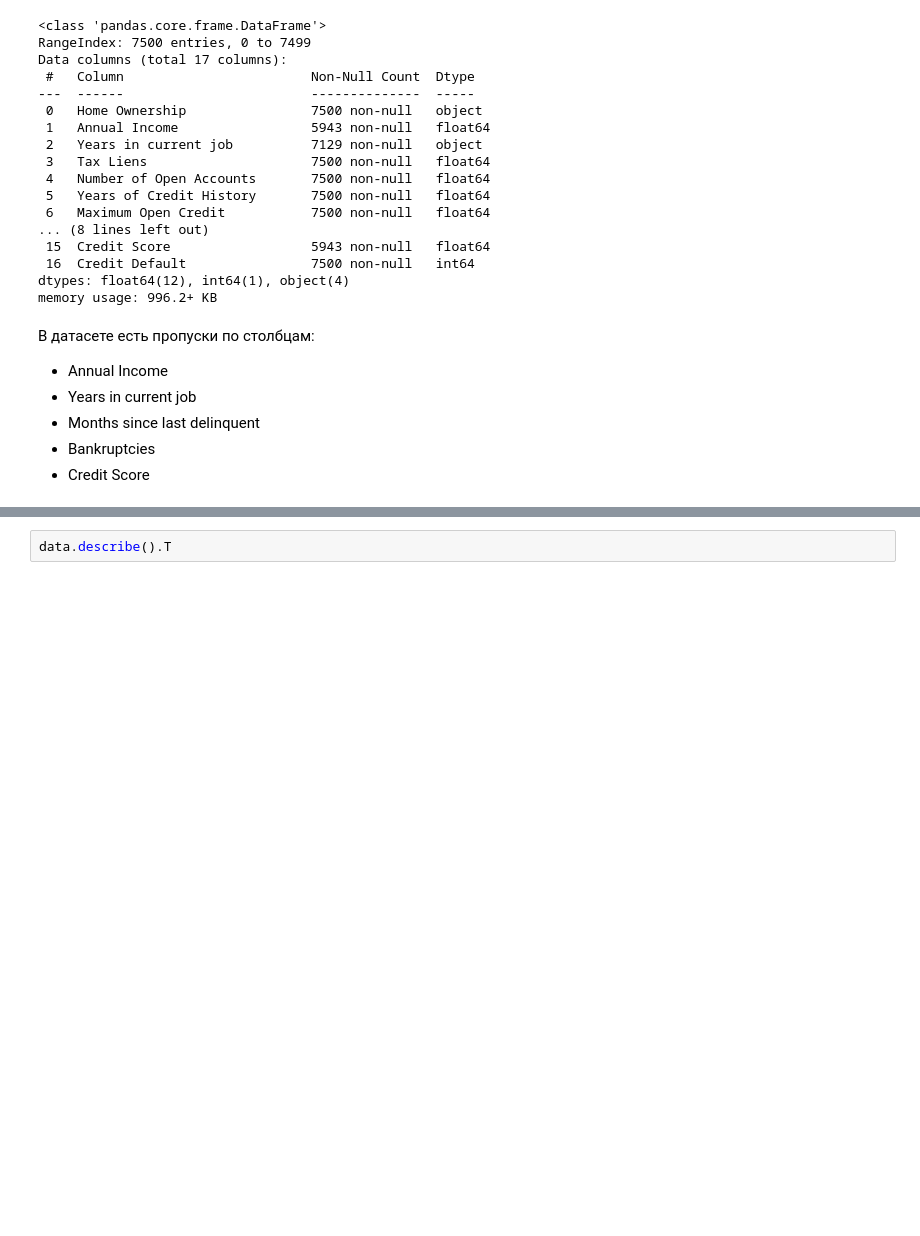
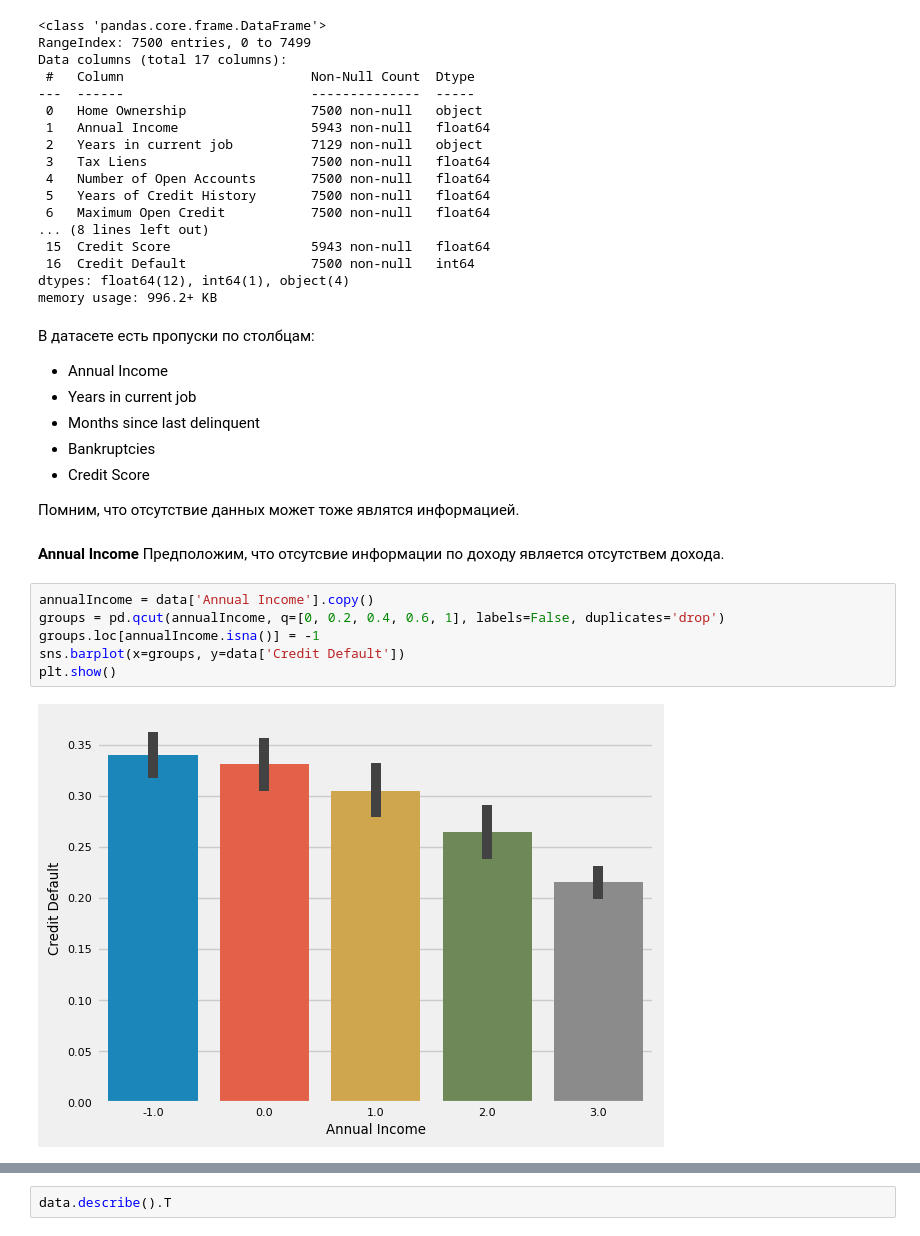
Before and after one commit to Andrey-Patrakov/Python_data_libraries, a Jupyter notebook: Курсовой проект (часть 2)/Project 2.ipynb, the cells around one changed output, grey strips where cells are left out. Drawn from its saved outputs; the diff is of its cells as text; blank space fills up the shorter version.

Commit message:
chore(dz): EDA target + Annual Income

```diff
--- a/Курсовой проект (часть 2)/Project 2.ipynb
+++ b/Курсовой проект (часть 2)/Project 2.ipynb
@@ -75,3 +89,16 @@ memory usage: 996.2+ KB
 * Months since last delinquent
 * Bankruptcies
 * Credit Score
+
+Помним, что отсутствие данных может тоже являтся информацией.
+# %% [markdown]
+**Annual Income**
+Предположим, что отсутсвие информации по доходу является отсутствем дохода.
+# %%
+annualIncome = data['Annual Income'].copy()
+groups = pd.qcut(annualIncome, q=[0, 0.2, 0.4, 0.6, 1], labels=False, duplicates='drop')
+groups.loc[annualIncome.isna()] = -1
+sns.barplot(x=groups, y=data['Credit Default'])
+plt.show()
+# %% [output]
+[figure, added]
```
Also changed, not shown: parts of 10 cells of this notebook.
